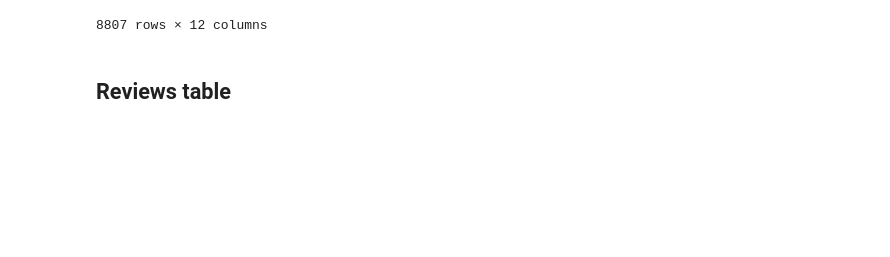
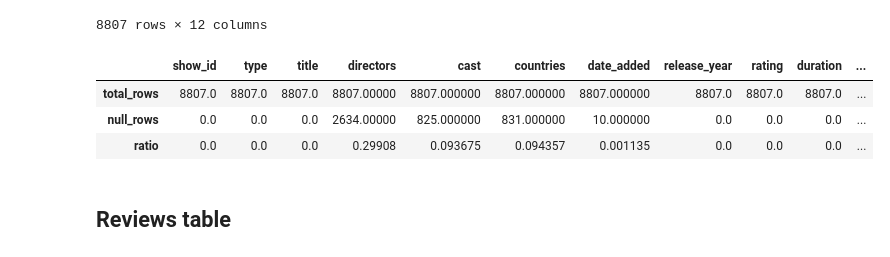
Before and after one commit to rfontao/PRI, a Jupyter notebook: notebooks/merge_to_json.ipynb, the cells around one changed output. Cells and saved outputs as stored; diff of their text form; code cells hidden in the pictures; blank space fills up the shorter version.

```diff
--- a/notebooks/merge_to_json.ipynb
+++ b/notebooks/merge_to_json.ipynb
@@ -45,6 +45,18 @@ display(netflix)
 | 8805 | 8806 | Movie | Zoom | [Peter Hewitt] | [Tim Allen, Courteney Cox, Chevy ... | [United States] | 2020-01-11 | 2006 | PG | 88 | ... |
 | 8806 | 8807 | Movie | Zubaan | [Mozez Singh] | [Vicky Kaushal, Sarah-Jane Dias, ... | [India] | 2019-03-02 | 2015 | TV-14 | 111 | ... |
 8807 rows × 12 columns
+# %%
+netflix.isnull().agg(['count', 'sum', 'mean'])\
+                        .rename(index={
+                            'count': 'total_rows',
+                            'sum': 'null_rows',
+                            'mean': 'ratio'
+                        })
+# %% [output]
+|  | show_id | type | title | directors | cast | countries | date_added | release_year | rating | duration | ... |
+| total_rows | 8807.0 | 8807.0 | 8807.0 | 8807.00000 | 8807.000000 | 8807.000000 | 8807.000000 | 8807.0 | 8807.0 | 8807.0 | ... |
+| null_rows | 0.0 | 0.0 | 0.0 | 2634.00000 | 825.000000 | 831.000000 | 10.000000 | 0.0 | 0.0 | 0.0 | ... |
+| ratio | 0.0 | 0.0 | 0.0 | 0.29908 | 0.093675 | 0.094357 | 0.001135 | 0.0 | 0.0 | 0.0 | ... |
 # %% [markdown]
 ## Reviews table
 # %%
```
Also changed, not shown: parts of 2 cells of this notebook, 2 other files.
